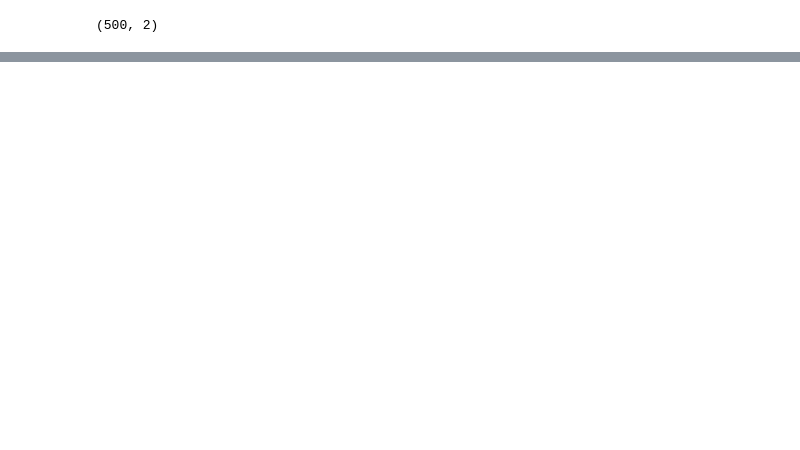
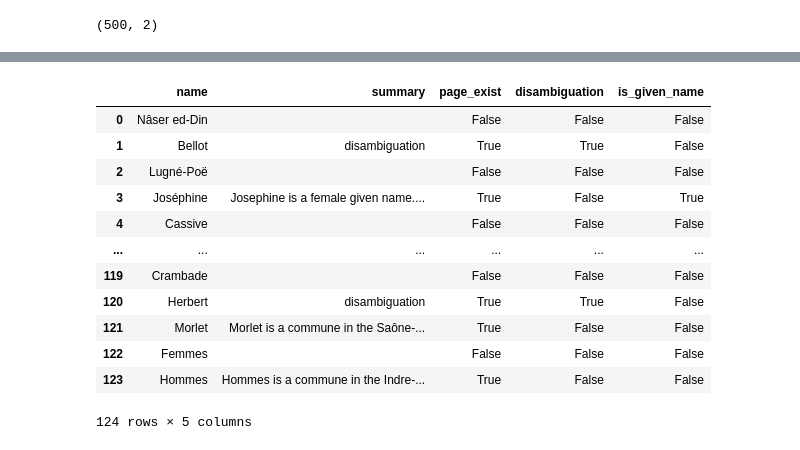
Before and after one commit to liabifano/humans-of-paris-1900, a Jupyter notebook: notebooks/get_articles.ipynb, the cells around one changed output, grey strips where cells are left out. Drawn from its saved outputs; the diff is of its cells as text; code cells hidden in the pictures; blank space fills up the shorter version.

```diff
--- a/notebooks/get_articles.ipynb
+++ b/notebooks/get_articles.ipynb
@@ -99,0 +135,24 @@ wiki_frame.shape
+# %%
+wiki_1 = pd.DataFrame(list(wiki_summaries1.items()), columns=['name','summary'])
+# %%
+wiki_1['page_exist'] = wiki_1.summary != ''
+# %%
+wiki_1['disambiguation'] = wiki_1.summary == 'disambiguation'
+# %%
+wiki_1['is_given_name'] = wiki_1.summary.apply(lambda x: 'given name' in x)
+# %%
+wiki_1
+# %% [output]
+|  | name | summary | page_exist | disambiguation | is_given_name |
+| 0 | Nâser ed-Din |  | False | False | False |
+| 1 | Bellot | disambiguation | True | True | False |
+| 2 | Lugné-Poë |  | False | False | False |
+| 3 | Joséphine | Josephine is a female given name.... | True | False | True |
+| 4 | Cassive |  | False | False | False |
+| ... | ... | ... | ... | ... | ... |
+| 119 | Crambade |  | False | False | False |
+| 120 | Herbert | disambiguation | True | True | False |
+| 121 | Morlet | Morlet is a commune in the Saône-... | True | False | False |
+| 122 | Femmes |  | False | False | False |
+| 123 | Hommes | Hommes is a commune in the Indre-... | True | False | False |
+124 rows × 5 columns
```
Also changed, not shown: parts of 34 cells of this notebook.
